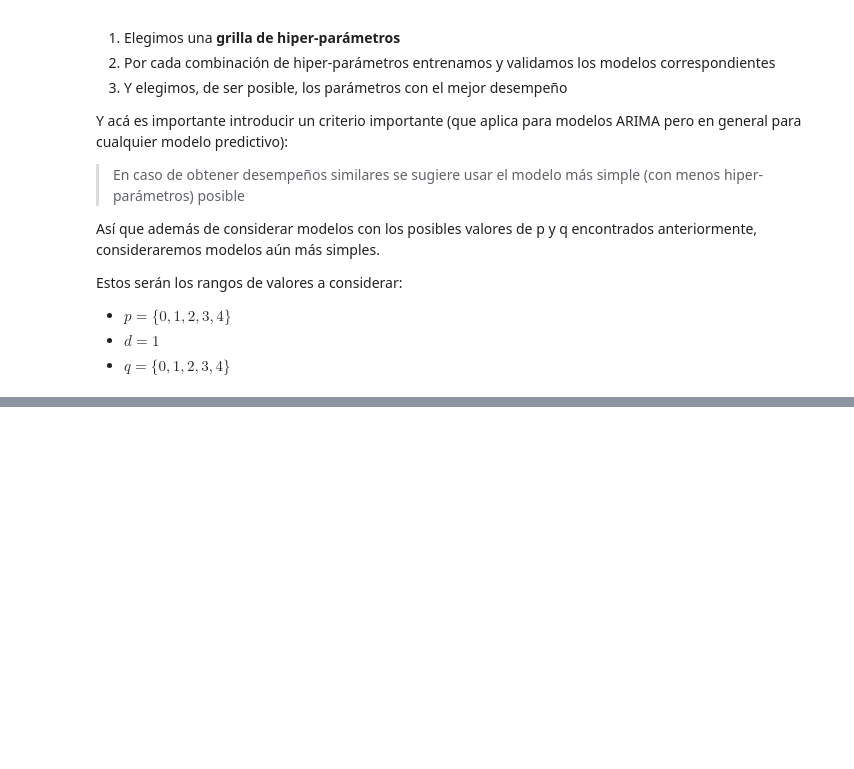
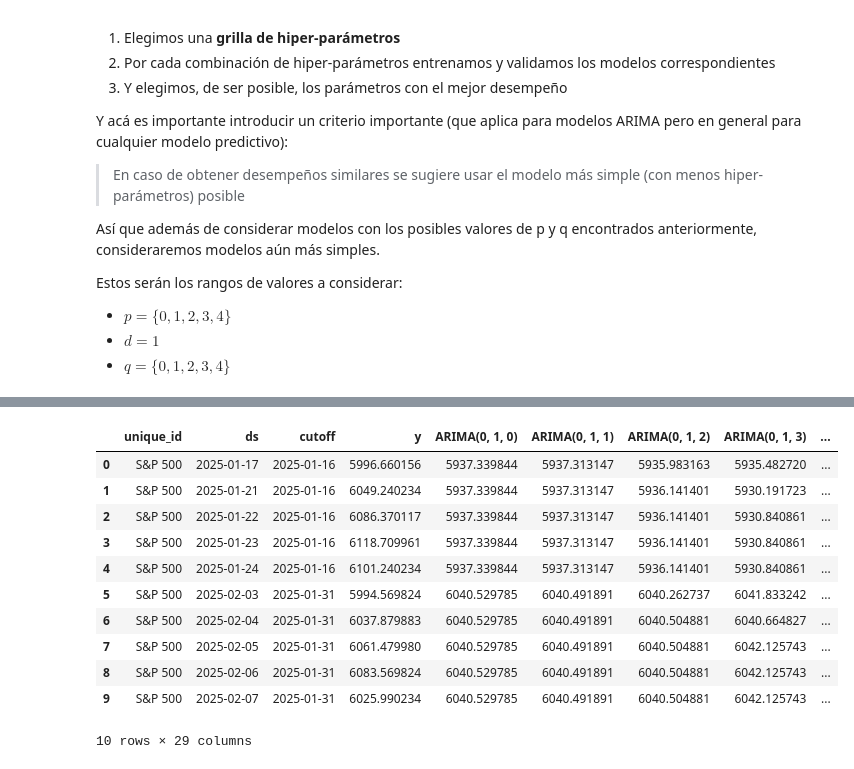
Before and after one commit to JairRamosG/Series_de_Tiempo, a Jupyter notebook: 06_ARIMA/ARIMA(p, d, q).ipynb, the cells around one changed output, grey strips where cells are left out. Drawn from its saved outputs; the diff is of its cells as text; code cells hidden in the pictures; blank space fills up the shorter version.

Commit message:
Validación cruzada para los 25 modelos ARIMA

```diff
--- a/06_ARIMA/ARIMA(p, d, q).ipynb
+++ b/06_ARIMA/ARIMA(p, d, q).ipynb
@@ -280,3 +280,13 @@ Estos serán los rangos de valores a considerar:
 - $p = \{0, 1, 2, 3, 4\}$
 - $d = 1$
 - $q = \{0, 1, 2, 3, 4\}$
+# %%
+ps = range(0, 5)
+qs = range(0, 5)
+d = 1
+
+modelos = [ARIMA(order = (p, d, q), alias = f'ARIMA({p}, {d}, {q})', include_constant = False) for p in ps for q in qs]
+sf = StatsForecast(models = modelos, freq = 'B', n_jobs = -1)
+
+print(f'Se crearon {len(modelos)} modelos')
+modelos
@@ -282,0 +312,20 @@ Estos serán los rangos de valores a considerar:
+# %%
+cv_df = sf.cross_validation(
+    df = df_train,
+    h = 5,
+    step_size = 10,
+    n_windows = 24)
+cv_df.head(10)
+# %% [output]
+|  | unique_id | ds | cutoff | y | ARIMA(0, 1, 0) | ARIMA(0, 1, 1) | ARIMA(0, 1, 2) | ARIMA(0, 1, 3) | ... |
+| 0 | S&P 500 | 2025-01-17 | 2025-01-16 | 5996.660156 | 5937.339844 | 5937.313147 | 5935.983163 | 5935.482720 | ... |
+| 1 | S&P 500 | 2025-01-21 | 2025-01-16 | 6049.240234 | 5937.339844 | 5937.313147 | 5936.141401 | 5930.191723 | ... |
+| 2 | S&P 500 | 2025-01-22 | 2025-01-16 | 6086.370117 | 5937.339844 | 5937.313147 | 5936.141401 | 5930.840861 | ... |
+| 3 | S&P 500 | 2025-01-23 | 2025-01-16 | 6118.709961 | 5937.339844 | 5937.313147 | 5936.141401 | 5930.840861 | ... |
+| 4 | S&P 500 | 2025-01-24 | 2025-01-16 | 6101.240234 | 5937.339844 | 5937.313147 | 5936.141401 | 5930.840861 | ... |
+| 5 | S&P 500 | 2025-02-03 | 2025-01-31 | 5994.569824 | 6040.529785 | 6040.491891 | 6040.262737 | 6041.833242 | ... |
+| 6 | S&P 500 | 2025-02-04 | 2025-01-31 | 6037.879883 | 6040.529785 | 6040.491891 | 6040.504881 | 6040.664827 | ... |
+| 7 | S&P 500 | 2025-02-05 | 2025-01-31 | 6061.479980 | 6040.529785 | 6040.491891 | 6040.504881 | 6042.125743 | ... |
+| 8 | S&P 500 | 2025-02-06 | 2025-01-31 | 6083.569824 | 6040.529785 | 6040.491891 | 6040.504881 | 6042.125743 | ... |
+| 9 | S&P 500 | 2025-02-07 | 2025-01-31 | 6025.990234 | 6040.529785 | 6040.491891 | 6040.504881 | 6042.125743 | ... |
+10 rows × 29 columns
```
Also changed, not shown: parts of 1 cell of this notebook.
